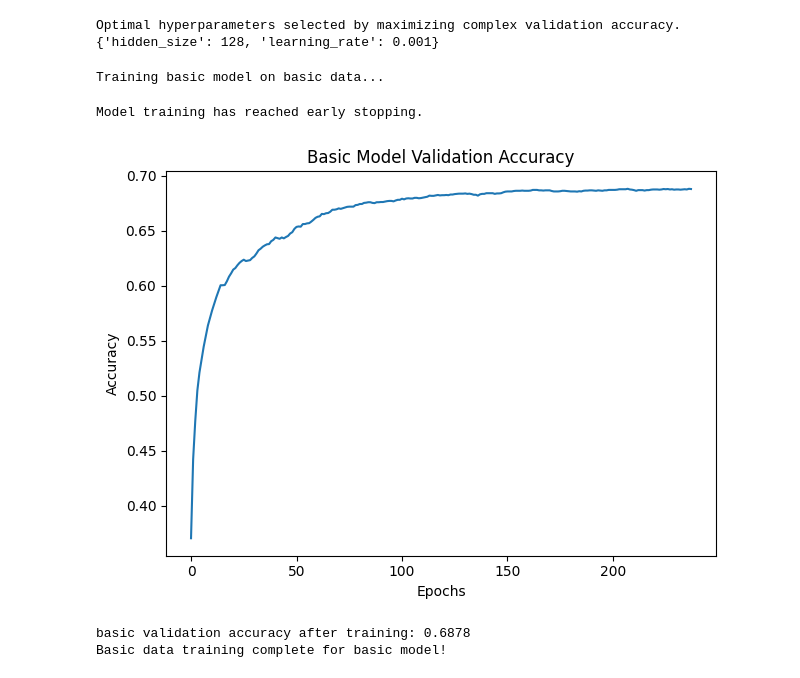
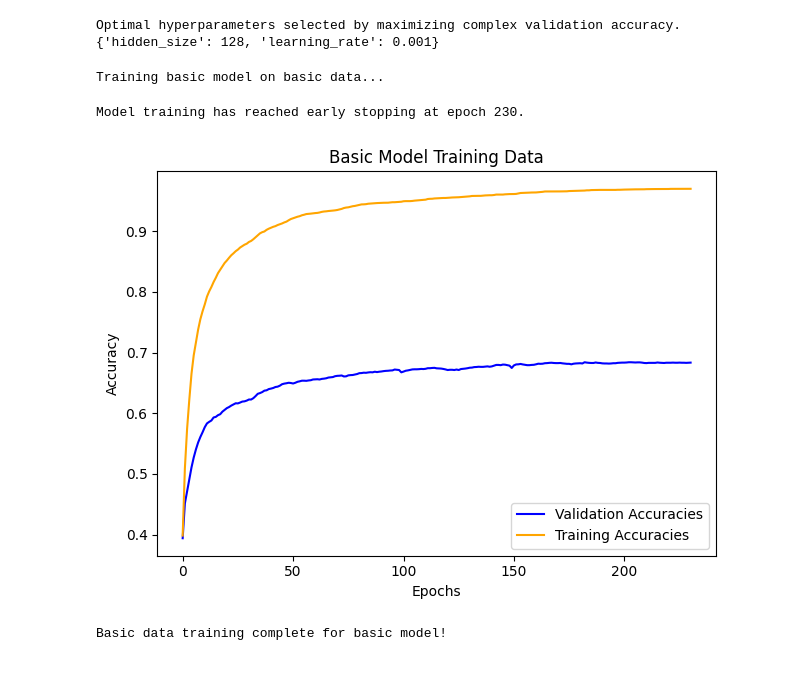
Before and after one commit to jonathonacarl/curriculum-learning, a Jupyter notebook: curriculum-learning.ipynb, the cells around one changed output. Drawn from its saved outputs; the diff is of its cells as text; code cells hidden in the pictures.

```diff
--- a/curriculum-learning.ipynb
+++ b/curriculum-learning.ipynb
@@ -149,24 +163,23 @@ save_model = False
 # %%
 from model import FeedForward, train_model
 
 model_basic = FeedForward(input_size=input_size,
                           hidden_size=hidden_size, output_size=num_classes)
 
 optimizer_basic = optim.SGD(model_basic.parameters(), lr=learning_rate)
 
 print("Training basic model on basic data...")
 model_basic, _ = train_model(model=model_basic, loader=train_loader_basic,
                             loss_fn=ce_loss, optimizer=optimizer_basic,
-                            num_epochs=num_epochs, verbose=False,
+                            num_epochs=num_epochs, verbose=True,
                             val_loader=val_loader_combined, model_type='basic',
-                            plot_title='Basic Model Validation Accuracy')
+                            plot_title='Basic Model Training Data')
 
 print("Basic data training complete for basic model!")
 # %% [output]
 Training basic model on basic data...
-Model training has reached early stopping.
+Model training has reached early stopping at epoch 230.
-[figure, old version]
+[figure, new version]
-basic validation accuracy after training: 0.6878
 Basic data training complete for basic model!
 # %%
 if save_model:
```
Also changed, not shown: parts of 10 cells of this notebook, 1 other file.
